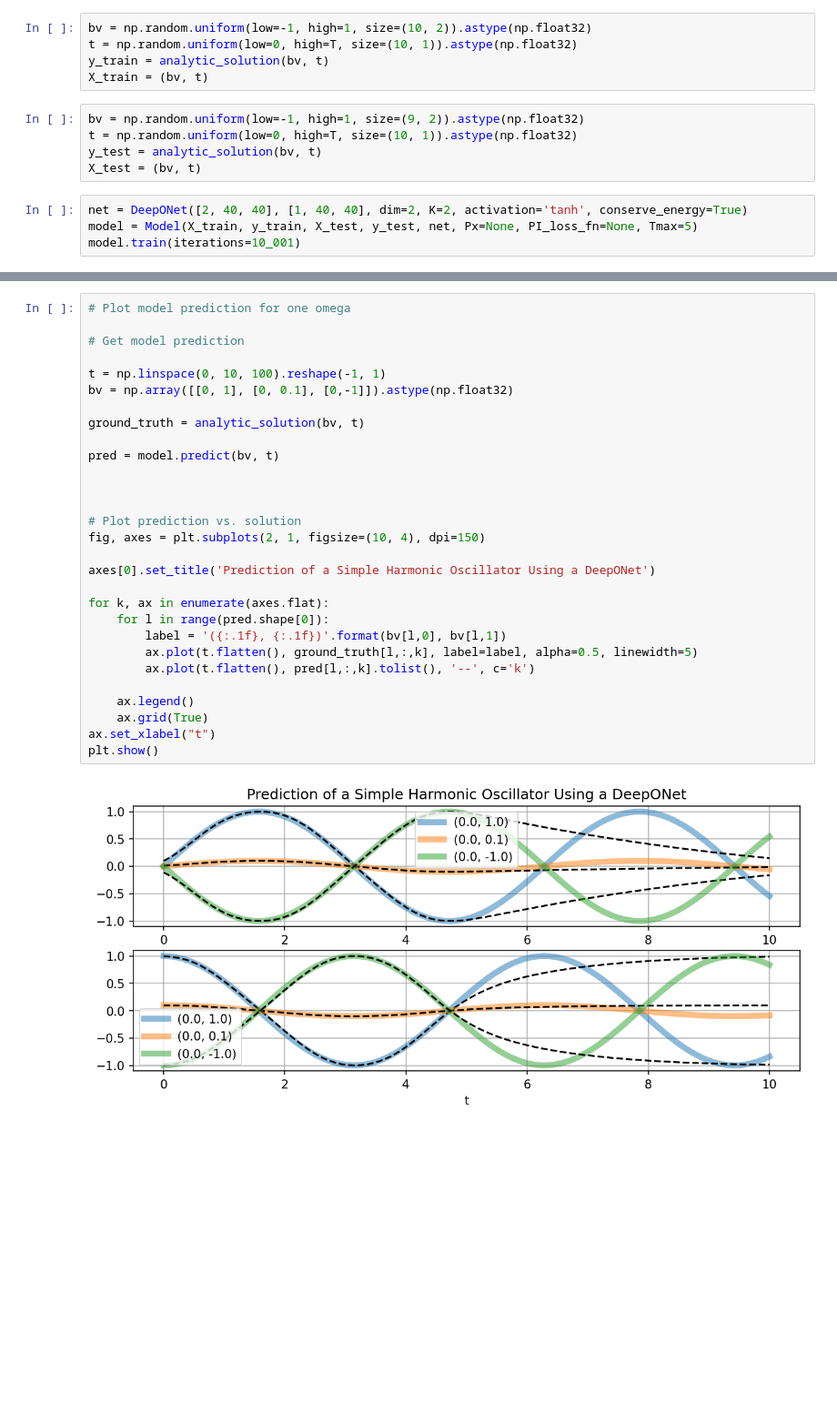
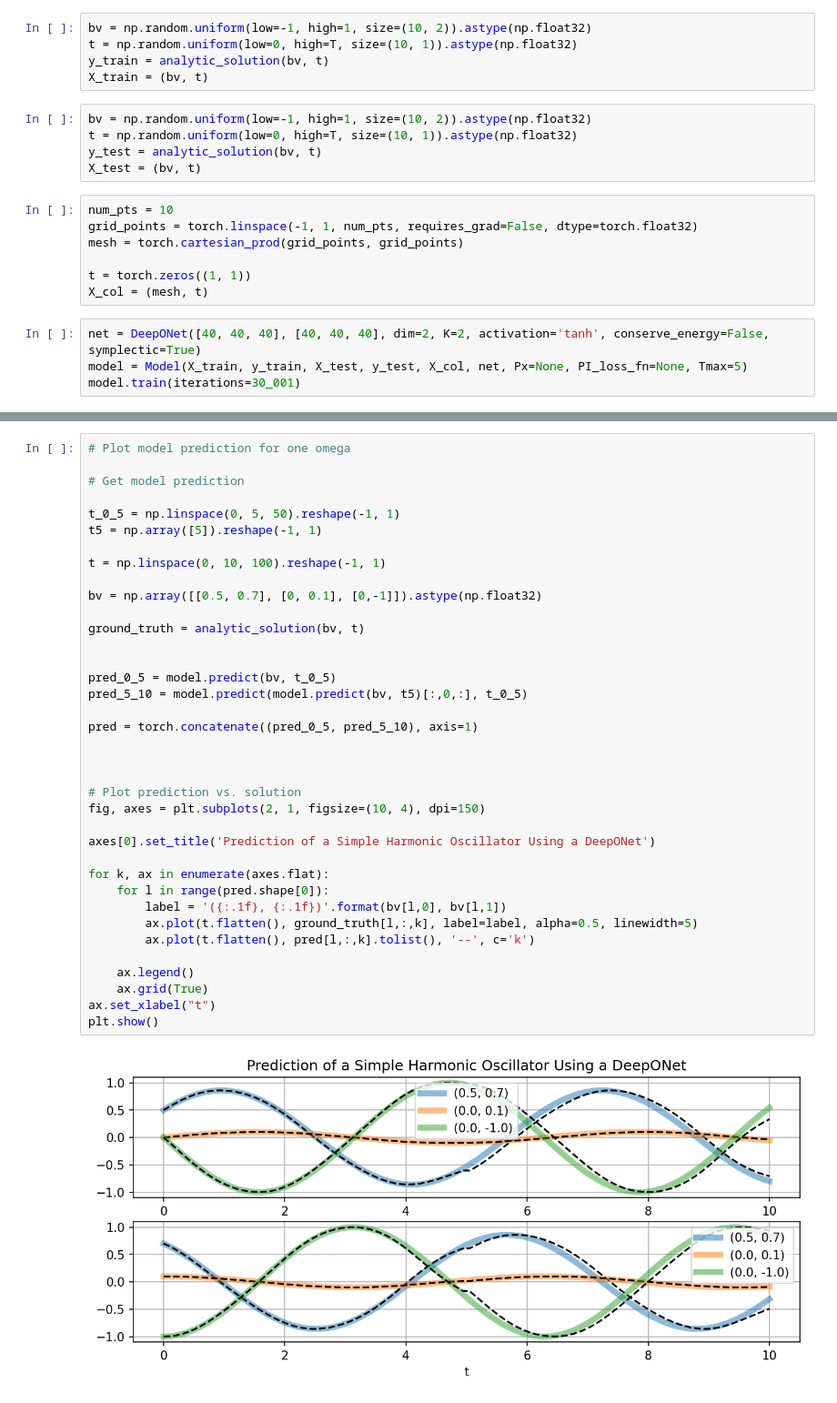
Before and after one commit to johanslettengren/Structure-Preserving-Operator-Learning, a Jupyter notebook: simple_harmonic_oscillator/oscillator.ipynb, the cells around one changed output, grey strips where cells are left out. Shown at 91% size. Cells and saved outputs as stored; diff of their text form; blank space fills up the shorter version.

```diff
--- a/simple_harmonic_oscillator/oscillator.ipynb
+++ b/simple_harmonic_oscillator/oscillator.ipynb
@@ -65,13 +65,20 @@ t = np.random.uniform(low=0, high=T, size=(10, 1)).astype(np.float32)
 y_train = analytic_solution(bv, t)
 X_train = (bv, t)
 # %%
-bv = np.random.uniform(low=-1, high=1, size=(9, 2)).astype(np.float32)
+bv = np.random.uniform(low=-1, high=1, size=(10, 2)).astype(np.float32)
 t = np.random.uniform(low=0, high=T, size=(10, 1)).astype(np.float32)
 y_test = analytic_solution(bv, t)
 X_test = (bv, t)
+# %%
+num_pts = 10
+grid_points = torch.linspace(-1, 1, num_pts, requires_grad=False, dtype=torch.float32)
+mesh = torch.cartesian_prod(grid_points, grid_points)
+
+t = torch.zeros((1, 1))
+X_col = (mesh, t)
 # %%
-net = DeepONet([2, 40, 40], [1, 40, 40], dim=2, K=2, activation='tanh', conserve_energy=True)
-model = Model(X_train, y_train, X_test, y_test, net, Px=None, PI_loss_fn=None, Tmax=5)
-model.train(iterations=10_001)
+net = DeepONet([40, 40, 40], [40, 40, 40], dim=2, K=2, activation='tanh', conserve_energy=False, symplectic=True)
+model = Model(X_train, y_train, X_test, y_test, X_col, net, Px=None, PI_loss_fn=None, Tmax=5)
+model.train(iterations=30_001)
 # %% [output]
 Step     Train loss      Test loss
@@ -107,31 +179,39 @@ model.plot_losshistory()
 # %%
 # Plot model prediction for one omega
 
 # Get model prediction
 
+t_0_5 = np.linspace(0, 5, 50).reshape(-1, 1)
+t5 = np.array([5]).reshape(-1, 1)
+
 t = np.linspace(0, 10, 100).reshape(-1, 1)
-bv = np.array([[0, 1], [0, 0.1], [0,-1]]).astype(np.float32)
+
+bv = np.array([[0.5, 0.7], [0, 0.1], [0,-1]]).astype(np.float32)
 
 ground_truth = analytic_solution(bv, t)
 
-pred = model.predict(bv, t)
+
+pred_0_5 = model.predict(bv, t_0_5)
+pred_5_10 = model.predict(model.predict(bv, t5)[:,0,:], t_0_5)
+
+pred = torch.concatenate((pred_0_5, pred_5_10), axis=1)
 
 
 
 # Plot prediction vs. solution
 fig, axes = plt.subplots(2, 1, figsize=(10, 4), dpi=150)
 
 axes[0].set_title('Prediction of a Simple Harmonic Oscillator Using a DeepONet')
 
 for k, ax in enumerate(axes.flat):
     for l in range(pred.shape[0]):
         label = '({:.1f}, {:.1f})'.format(bv[l,0], bv[l,1])
         ax.plot(t.flatten(), ground_truth[l,:,k], label=label, alpha=0.5, linewidth=5)
         ax.plot(t.flatten(), pred[l,:,k].tolist(), '--', c='k')
 
     ax.legend()
     ax.grid(True)
 ax.set_xlabel("t")
 plt.show()
 # %% [output]
-[figure, old version]
+[figure, new version]
```
Also changed, not shown: parts of 11 cells of this notebook, 9 other files.
